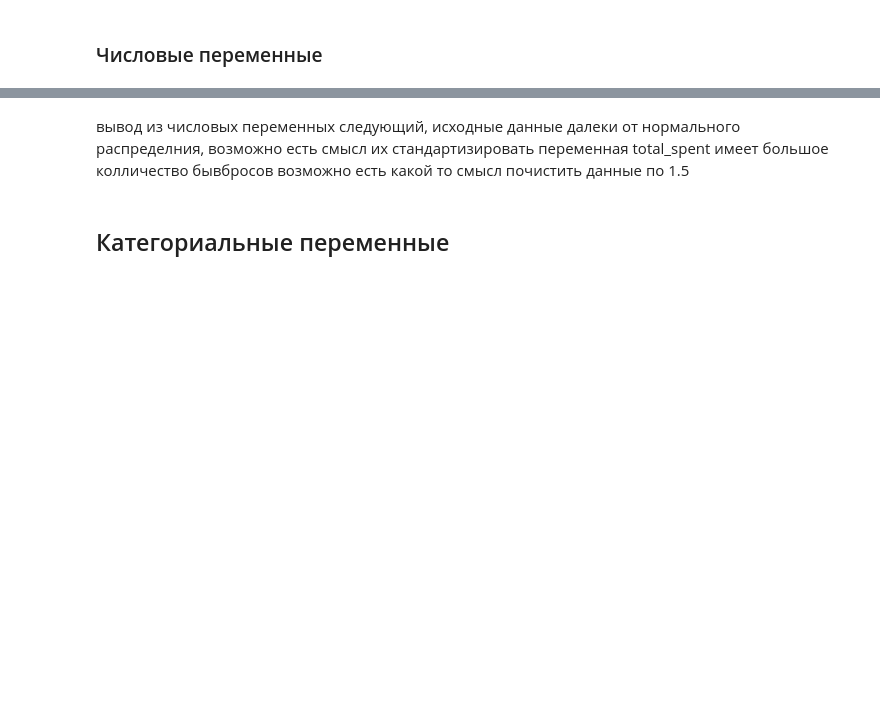
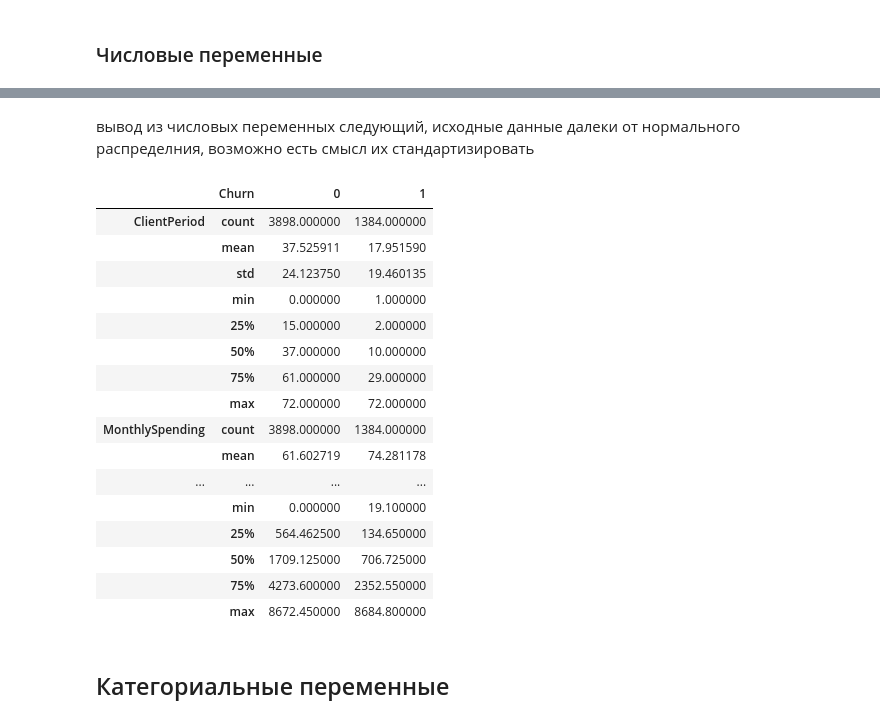
Before and after one commit to hukitoc94/DLS, a Jupyter notebook: advance/week3/baseline.ipynb, the cells around one changed output, grey strips where cells are left out. Drawn from its saved outputs; the diff is of its cells as text; code cells hidden in the pictures; blank space fills up the shorter version.

```diff
--- a/advance/week3/baseline.ipynb
+++ b/advance/week3/baseline.ipynb
@@ -193,5 +192,25 @@ for ind, variable in enumerate(num_cols):
 # %% [markdown]
-вывод из числовых переменных следующий, исходные данные далеки от нормального распределния, возможно есть смысл их стандартизировать переменная total_spent имеет большое колличество бывбросов возможно есть какой то смысл почистить данные по 1.5
+вывод из числовых переменных следующий, исходные данные далеки от нормального распределния, возможно есть смысл их стандартизировать
+# %%
+data[num_cols+[target_col]].groupby(target_col).describe().T
+# %% [output]
+|  | Churn | 0 | 1 |
+| ClientPeriod | count | 3898.000000 | 1384.000000 |
+|  | mean | 37.525911 | 17.951590 |
+|  | std | 24.123750 | 19.460135 |
+|  | min | 0.000000 | 1.000000 |
+|  | 25% | 15.000000 | 2.000000 |
+|  | 50% | 37.000000 | 10.000000 |
+|  | 75% | 61.000000 | 29.000000 |
+|  | max | 72.000000 | 72.000000 |
+| MonthlySpending | count | 3898.000000 | 1384.000000 |
+|  | mean | 61.602719 | 74.281178 |
+| ... | ... | ... | ... |
+|  | min | 0.000000 | 19.100000 |
+|  | 25% | 564.462500 | 134.650000 |
+|  | 50% | 1709.125000 | 706.725000 |
+|  | 75% | 4273.600000 | 2352.550000 |
+|  | max | 8672.450000 | 8684.800000 |
 # %% [markdown]
 ## Категориальные переменные
 # %%
```
Also changed, not shown: parts of 29 cells of this notebook, 21 other files.
